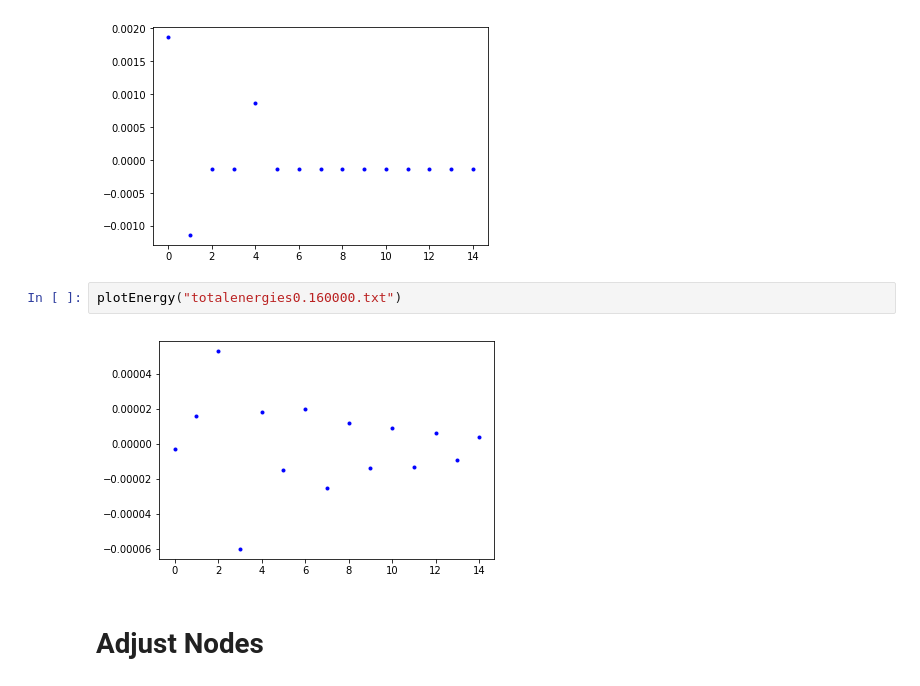
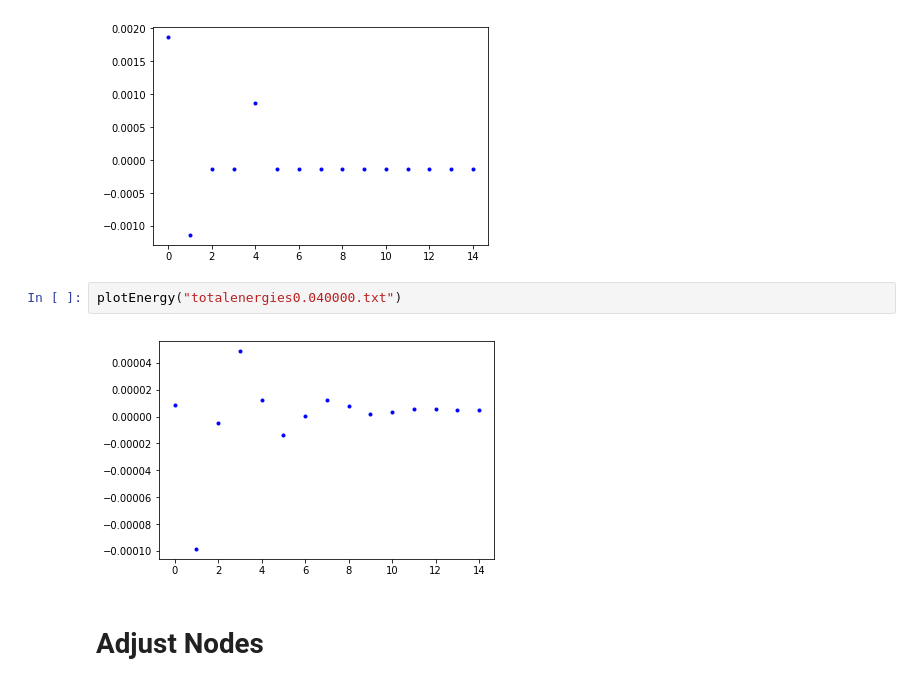
Before and after one commit to youyou6093/Deformed-Nuclei, a Jupyter notebook: output/m-1fromenergy.ipynb, the cells around one changed output. Cells and saved outputs as stored; diff of their text form.

```diff
--- a/output/m-1fromenergy.ipynb
+++ b/output/m-1fromenergy.ipynb
@@ -205,9 +205,9 @@ plotEnergy("energies100.txt")
 # %% [output]
 [figure]
 # %%
-plotEnergy("totalenergies0.160000.txt")
+plotEnergy("totalenergies0.040000.txt")
 # %% [output]
-[figure, old version]
+[figure, new version]
 # %% [markdown]
 # Adjust Nodes
 # %%
```
Also changed, not shown: 16 other files.
